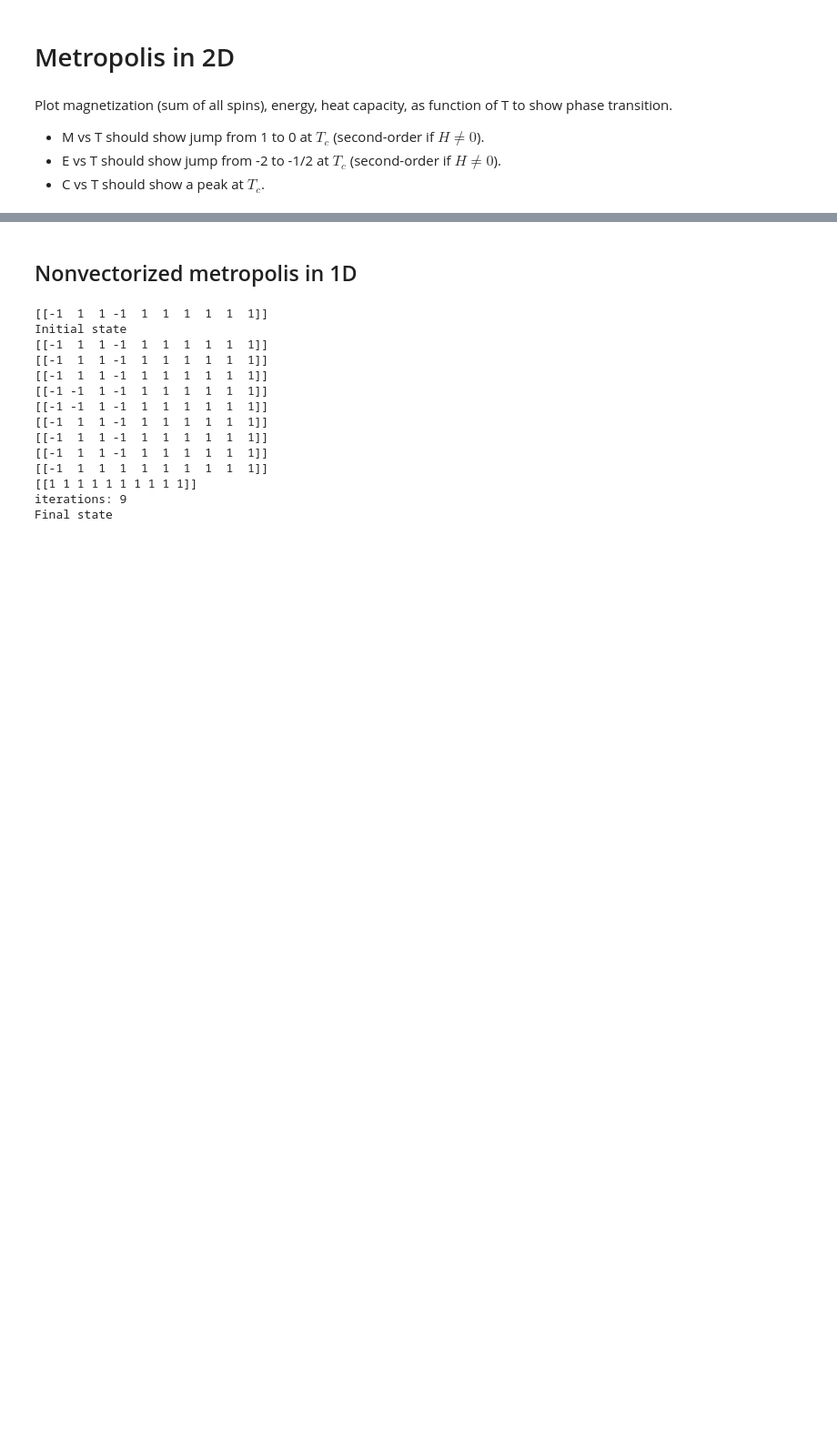
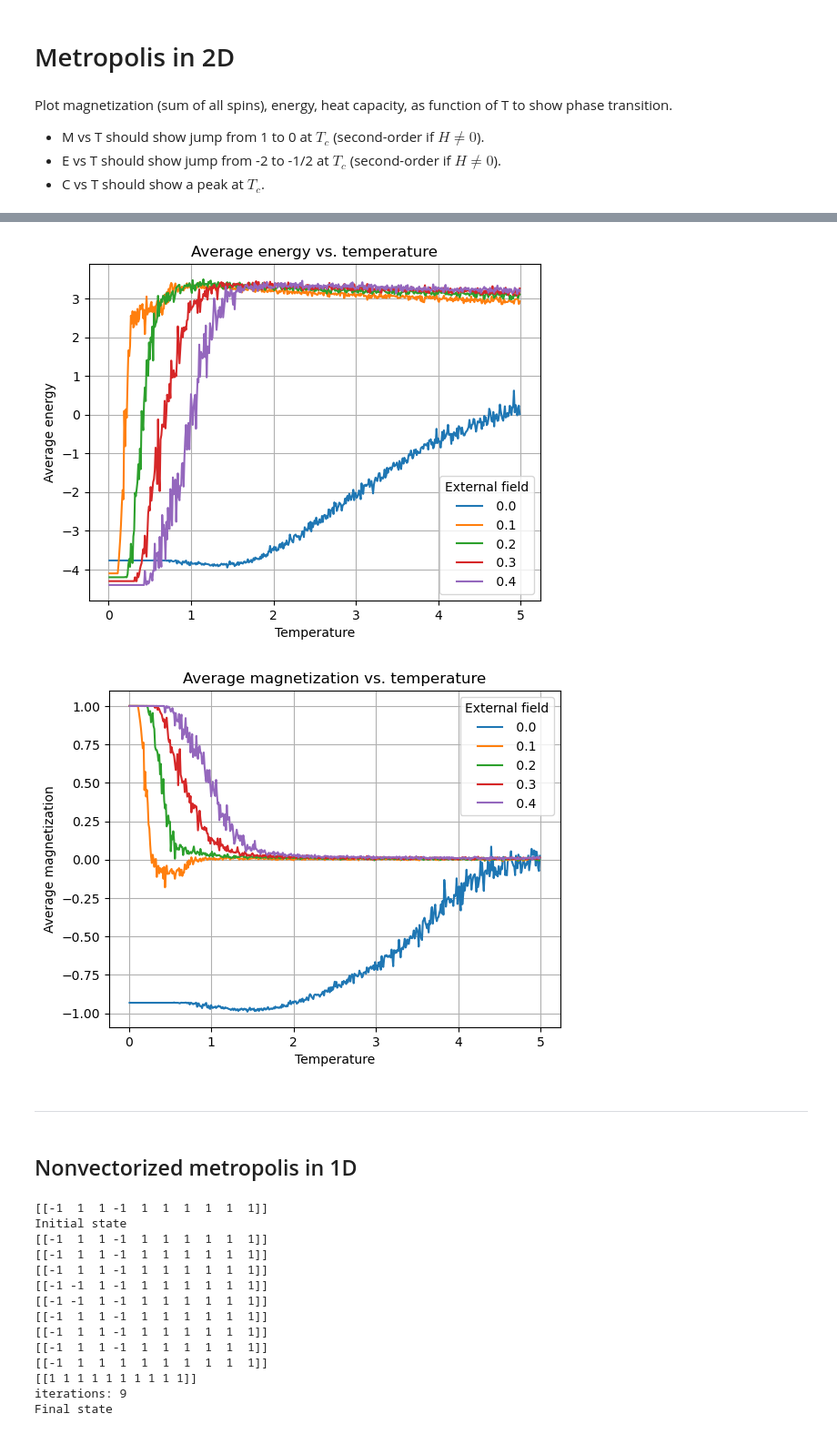
Before and after one commit to thxthuds/Ising_Model_Project, a Jupyter notebook: project_ideas.ipynb, the cells around one changed output, grey strips where cells are left out. Shown at 91% size. Drawn from its saved outputs; the diff is of its cells as text; code cells hidden in the pictures; blank space fills up the shorter version.

```diff
--- a/project_ideas.ipynb
+++ b/project_ideas.ipynb
@@ -200,3 +296,57 @@ iterations: 5
+# %%
+ext_field = np.arange(0.0, 0.5, 0.1)
+# ext_field = [0.1]
+temps = np.arange(0.01, 5., 0.01)
+total_iter = 50
+l_all_energies, l_all_mag = [], []
+dim = 50
+
+for field_val in ext_field:
+    np.random.seed(0)
+    lattice2d = np.random.choice([-1, 1], size=(dim, dim), p=[0.75, 0.25])
+    l_energy, l_mag = [], []
+
+    for temp in temps:
+        Ising2d = VectorizedMetropolis2D(T=temp, J=1, H=field_val)
+        prev = lattice2d
+        for _ in range(total_iter):
+            current = Ising2d.update_spins(prev)
+            if np.array_equal(current, prev):
+                break
+            prev = current
+
+        avg_energy = Ising2d.net_energy(current) / dim ** 2
+        avg_mag = Ising2d.net_magnetization(current) / dim ** 2
+        l_energy.append(avg_energy)
+        l_mag.append(avg_mag)
+
+    l_all_energies.append(l_energy)
+    l_all_mag.append(l_mag)
+
+plt.figure()
+for i, field_val in enumerate(ext_field):
+    plt.plot(temps, l_all_energies[i], label=f"{field_val: .1f}")
+plt.xlabel('Temperature')
+plt.ylabel('Average energy')
+plt.title('Average energy vs. temperature')
+plt.grid()
+plt.legend(title="External field")
+plt.show()
+
+plt.figure()
+for i, field_val in enumerate(ext_field):
+    plt.plot(temps, l_all_mag[i], label=f"{field_val: .1f}")
+plt.xlabel('Temperature')
+plt.ylabel('Average magnetization')
+plt.title('Average magnetization vs. temperature')
+plt.grid()
+plt.legend(title="External field")
+plt.show()
+# %% [output]
+[figure, added]
+[figure, added]
+# %% [markdown]
+---
 # %% [markdown]
 ## Nonvectorized metropolis in 1D
 # %%
```
Also changed, not shown: parts of 3 cells of this notebook.
